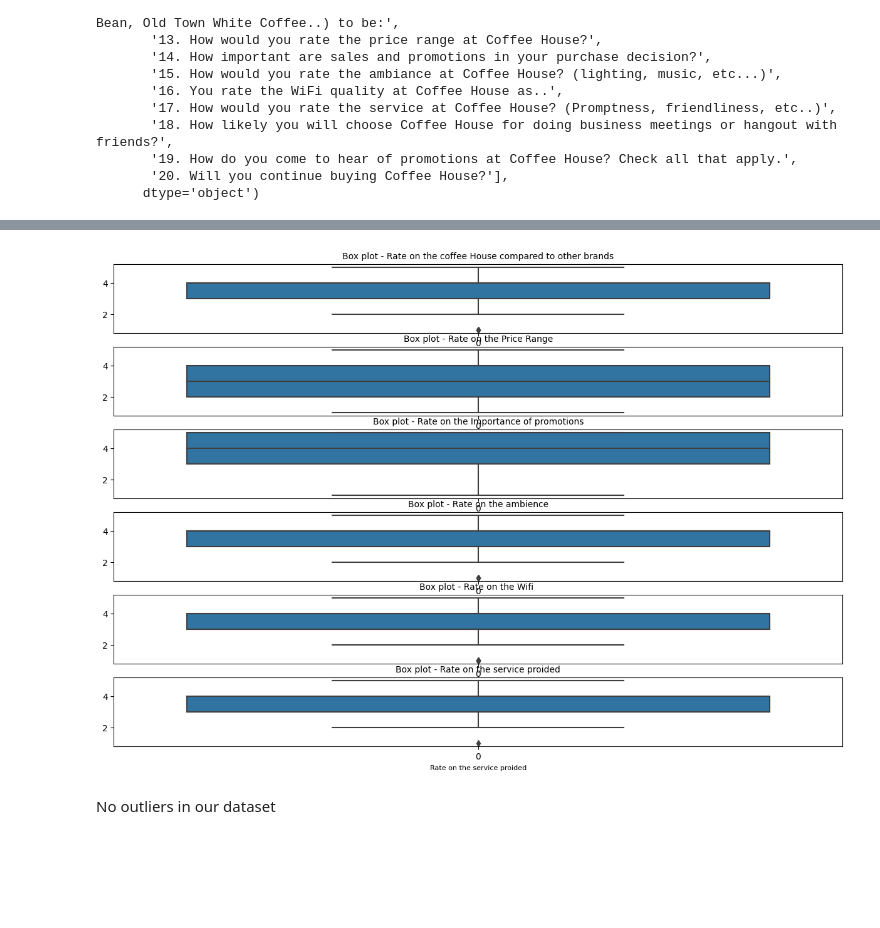
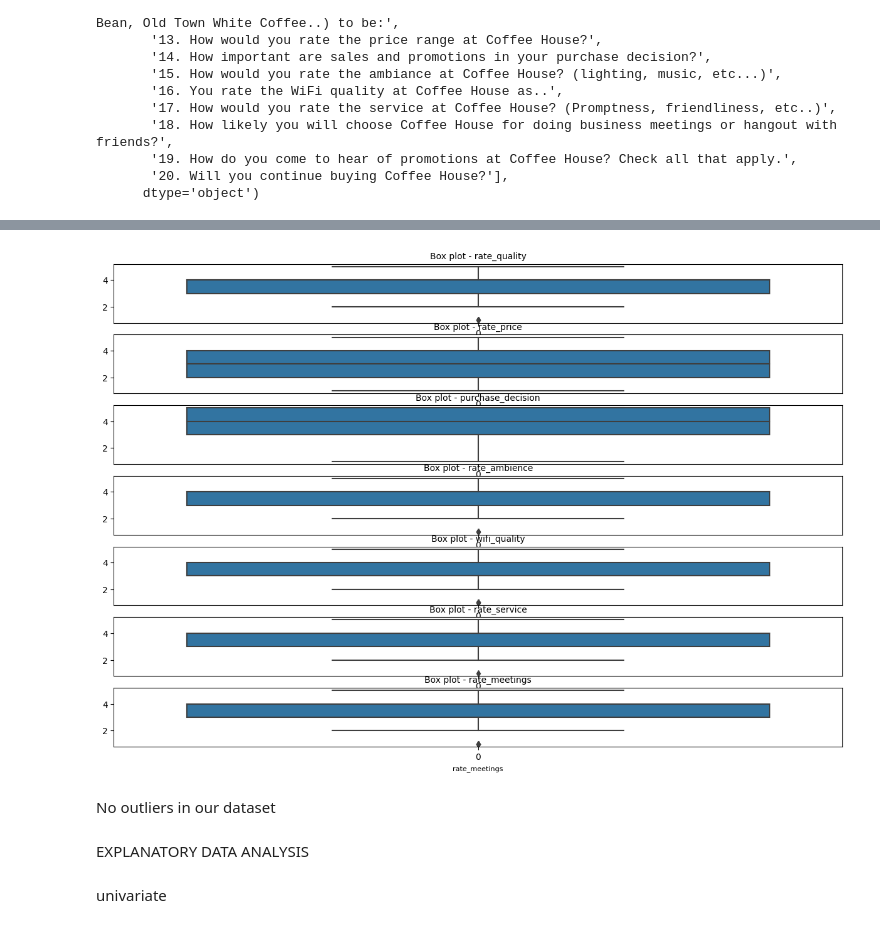
Before and after one commit to Bgisemba/Autolib, a Jupyter notebook: Coffee_Survey.ipynb, the cells around one changed output, grey strips where cells are left out. Cells and saved outputs as stored; diff of their text form; code cells hidden in the pictures; blank space fills up the shorter version.

```diff
--- a/Coffee_Survey.ipynb
+++ b/Coffee_Survey.ipynb
@@ -122,6 +122,6 @@ Index(['Timestamp', '1. Your Gender', '2. Your Age',
       dtype='object')
 # %%
 #list of irrelevant columns
-col=['Timestamp','19. How do you come to hear of promotions at Coffee House? Check all that apply.']
+col=['Timestamp']
 # %%
 df.drop(col,inplace=True,axis=1)
@@ -128,18 +150,30 @@ df.drop(col,inplace=True,axis=1)
 # %%
 #renaming columns
 df.rename(columns={'1. Your Gender':'Gender', '2. Your Age':'Age',
-       '3. Are you currently....?':'Occupation', '4. What is your annual income?':'Annual Income',
+       '3. Are you currently....?':'Employment_status', '4. What is your annual income?':'Annual_income',
        '5. How often do you visit Coffee House?':'How often do you visit Coffee House?',
        '6. How do you usually enjoy Coffee House?':'How do you usually enjoy Coffee House?',
-       '7. How much time do you normally  spend during your visit?':'Time spent at the coffee shop',
-       '9. Do you have Coffee House membership card?':'Membership card',
-       '10. What do you most frequently purchase at Coffee House?':'Frequency of Purchase',
-       '11. On average, how much would you spend at Coffee House per visit?':'Average amount spent',
+       '7. How much time do you normally  spend during your visit?':'time_spent',
+       '9. Do you have Coffee House membership card?':'membership_card',
+       '10. What do you most frequently purchase at Coffee House?':'frequent_purchase',
+       '11. On average, how much would you spend at Coffee House per visit?':'average_spend',
        '12. How would you rate the quality of Coffee House compared to other brands (Coffee Bean, Old Town White Coffee..) to be:':'Rate on the coffee House compared to other brands',
        '13. How would you rate the price range at Coffee House?':'Rate on the Price Range',
        '14. How important are sales and promotions in your purchase decision?':'Rate on the Importance of promotions',
        '15. How would you rate the ambiance at Coffee House? (lighting, music, etc...)':'Rate on the ambience',
-       '16. You rate the WiFi quality at Coffee House as..':'Rate on the Wifi ',
+       '16. You rate the WiFi quality at Coffee House as..':'Rate on the Wifi',
        '17. How would you rate the service at Coffee House? (Promptness, friendliness, etc..)':'Rate on the service proided',
        '18. How likely you will choose Coffee House for doing business meetings or hangout with friends?':'Prefered for which occasion',
-       '20. Will you continue buying Coffee House?':'Will you continue buying Coffee House?'},inplace=True)
+       '20. Will you continue buying Coffee House?':'continue_purchase'},inplace=True)
+# %%
+df.rename(columns={df.columns[11]:'rate_quality'},inplace=True)
+df.rename(columns={df.columns[12]:'rate_price'},inplace=True)
+df.rename(columns={df.columns[13]:'purchase_decision'},inplace=True)
+df.rename(columns={df.columns[14]:'rate_ambience'},inplace=True)
+df.rename(columns={df.columns[15]:'wifi_quality'},inplace=True)
+df.rename(columns={df.columns[16]:'rate_service'},inplace=True)
+df.rename(columns={df.columns[17]:'rate_meetings'},inplace=True)
+
+df.rename(columns={df.columns[18]:'promotion_hear'},inplace=True)
+# %%
+df.rename(columns={df.columns[7]:'nearest_outlet'},inplace=True)
@@ -181,19 +222,17 @@ df.tail()
 # %%
 #checking for outliers
 #checking for outliers
-col_names=['Rate on the coffee House compared to other brands',
-       'Rate on the Price Range', 'Rate on the Importance of promotions',
-       'Rate on the ambience', 'Rate on the Wifi ',
-       'Rate on the service proided']
+col_names=['rate_quality', 'rate_price', 'purchase_decision',
+       'rate_ambience', 'wifi_quality', 'rate_service', 'rate_meetings']
 
 fig, ax = plt.subplots(len(col_names), figsize=(15,10))
 
 for i, col_val in enumerate(col_names):
     sns.boxplot(df[col_val], ax=ax[i])
     ax[i].set_title('Box plot - {}'.format(col_val), fontsize=10)
     ax[i].set_xlabel(col_val, fontsize=8)
 plt.show()
 # %% [output]
-[figure, old version]
+[figure, new version]
 # %% [markdown]
 No outliers in our dataset
@@ -199,0 +248,4 @@ No outliers in our dataset
+# %% [markdown]
+EXPLANATORY DATA ANALYSIS
+# %% [markdown]
+univariate
```
Also changed, not shown: parts of 26 cells of this notebook.
